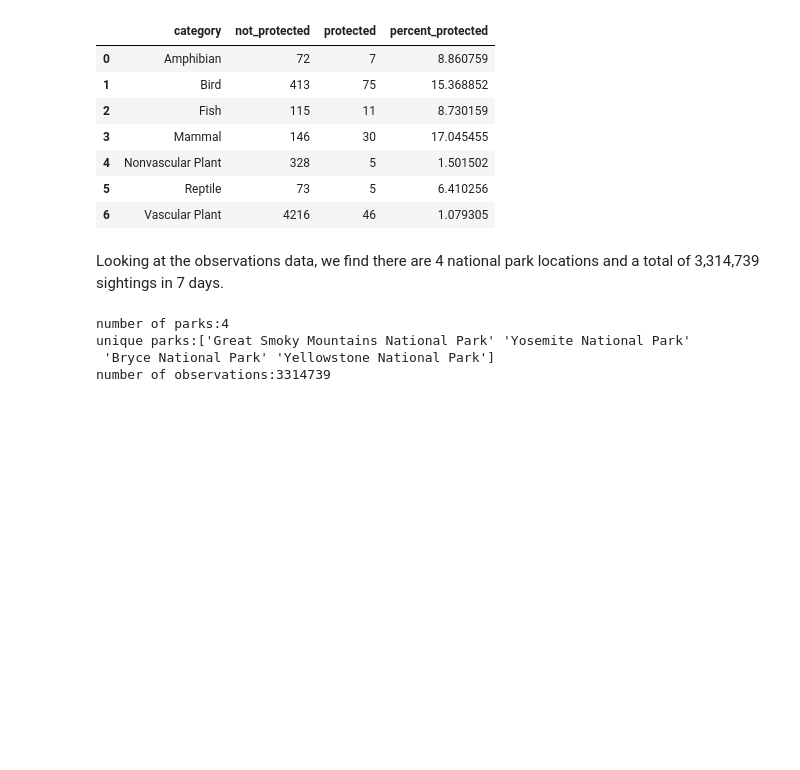
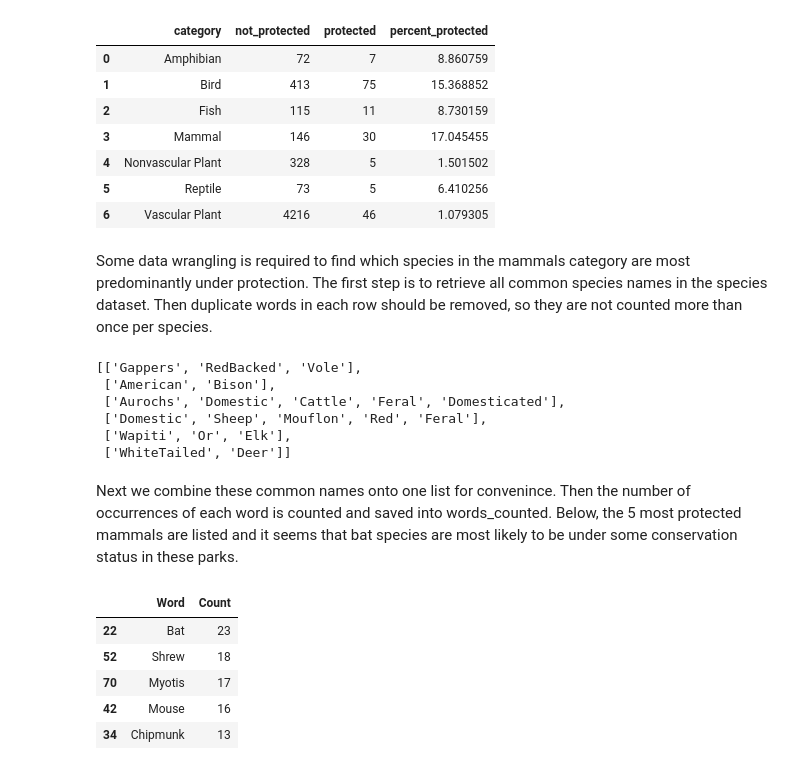
Before and after one commit to ameliapapa/biodiversity-project-codecademy, a Jupyter notebook: biodiversity.ipynb, the cells around one changed output. Drawn from its saved outputs; the diff is of its cells as text; code cells hidden in the pictures; blank space fills up the shorter version.

```diff
--- a/biodiversity.ipynb
+++ b/biodiversity.ipynb
@@ -136,14 +136,51 @@ category_counts
 | 4 | Nonvascular Plant | 328 | 5 | 1.501502 |
 | 5 | Reptile | 73 | 5 | 6.410256 |
 | 6 | Vascular Plant | 4216 | 46 | 1.079305 |
-# %% [markdown]
-Looking at the observations data, we find there are 4 national park locations and a total of 3,314,739 sightings in 7 days.
-# %%
-print(f"number of parks:{observations.park_name.nunique()}")
-print(f"unique parks:{observations.park_name.unique()}")
-print(f"number of observations:{observations.observations.sum()}")
-# %% [output]
-number of parks:4
-unique parks:['Great Smoky Mountains National Park' 'Yosemite National Park'
- 'Bryce National Park' 'Yellowstone National Park']
-number of observations:3314739
+# %% [markdown]
+Some data wrangling is required to find which species in the mammals category are most predominantly under protection. The first step is to retrieve all common species names in the species dataset. Then duplicate words in each row should be removed, so they are not counted more than once per species.
+# %%
+from itertools import chain
+import string
+
+def remove_punctuations(text):
+    for punctuation in string.punctuation:
+        text = text.replace(punctuation, '')
+    return text
+
+common_Names = species[species.category == "Mammal"]\
+    .common_names\
+    .apply(remove_punctuations)\
+    .str.split().tolist()
+
+cleanRows = []
+
+for item in common_Names:
+    item = list(dict.fromkeys(item))
+    cleanRows.append(item)
+
+cleanRows[:6]
+# %% [output]
+[['Gappers', 'RedBacked', 'Vole'],
+ ['American', 'Bison'],
+ ['Aurochs', 'Domestic', 'Cattle', 'Feral', 'Domesticated'],
+ ['Domestic', 'Sheep', 'Mouflon', 'Red', 'Feral'],
+ ['Wapiti', 'Or', 'Elk'],
+ ['WhiteTailed', 'Deer']]
+# %% [markdown]
+Next we combine these common names onto one list for convenince. Then the number of occurrences of each word is counted and saved into words_counted. Below, the 5 most protected mammals are listed and it seems that bat species are most likely to be under some conservation status in these parks.
+# %%
+res = list(chain.from_iterable(i if isinstance(i, list) else [i] for i in cleanRows))
+words_counted = []
+
+for i in res:
+    x = res.count(i)
+    words_counted.append((i,x))
+
+pd.DataFrame(set(words_counted), columns =['Word', 'Count']).sort_values("Count", ascending = False).head(5)
+# %% [output]
+|  | Word | Count |
+| 22 | Bat | 23 |
+| 52 | Shrew | 18 |
+| 70 | Myotis | 17 |
+| 42 | Mouse | 16 |
+| 34 | Chipmunk | 13 |
```
Also changed, not shown: parts of 8 cells of this notebook.
